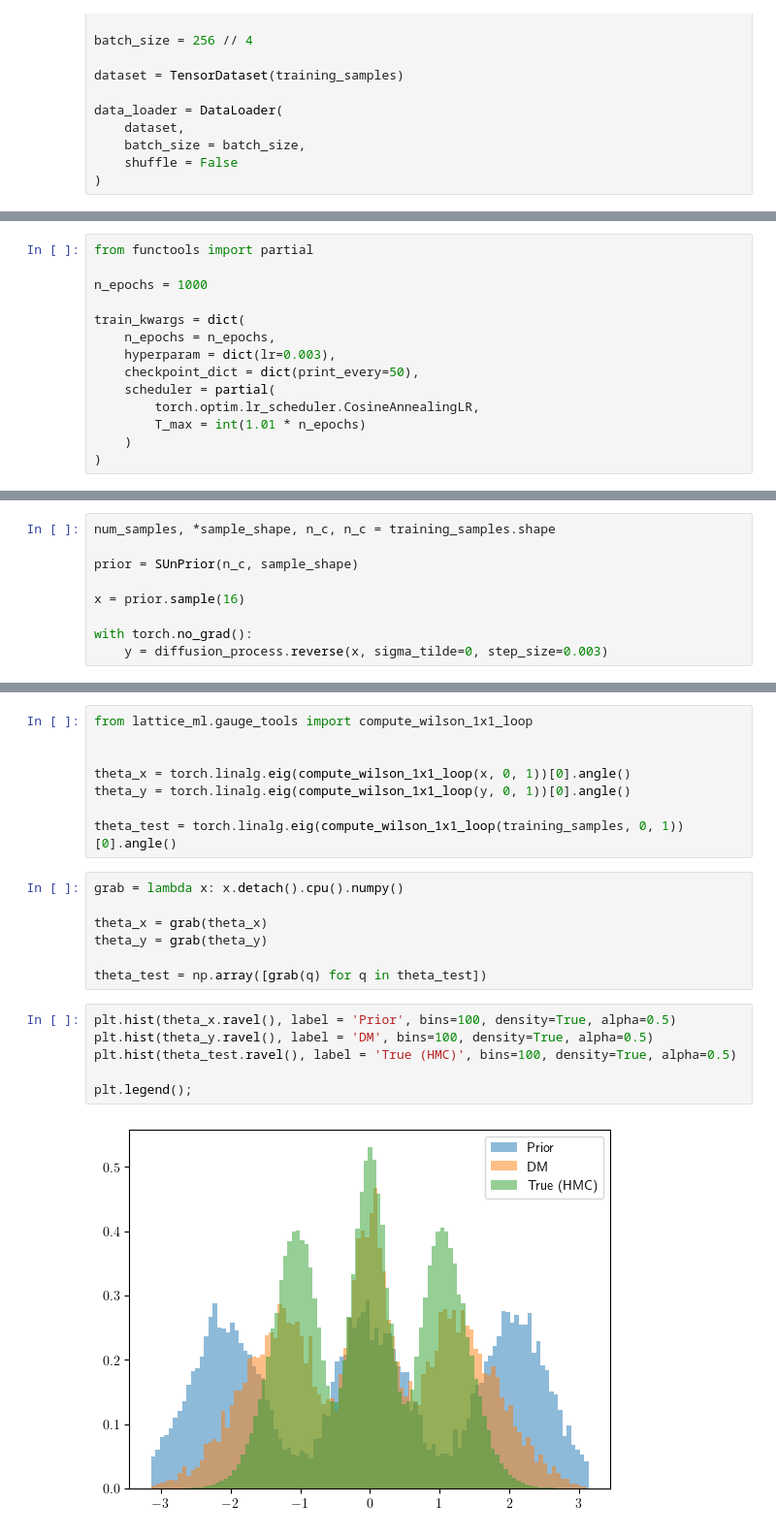
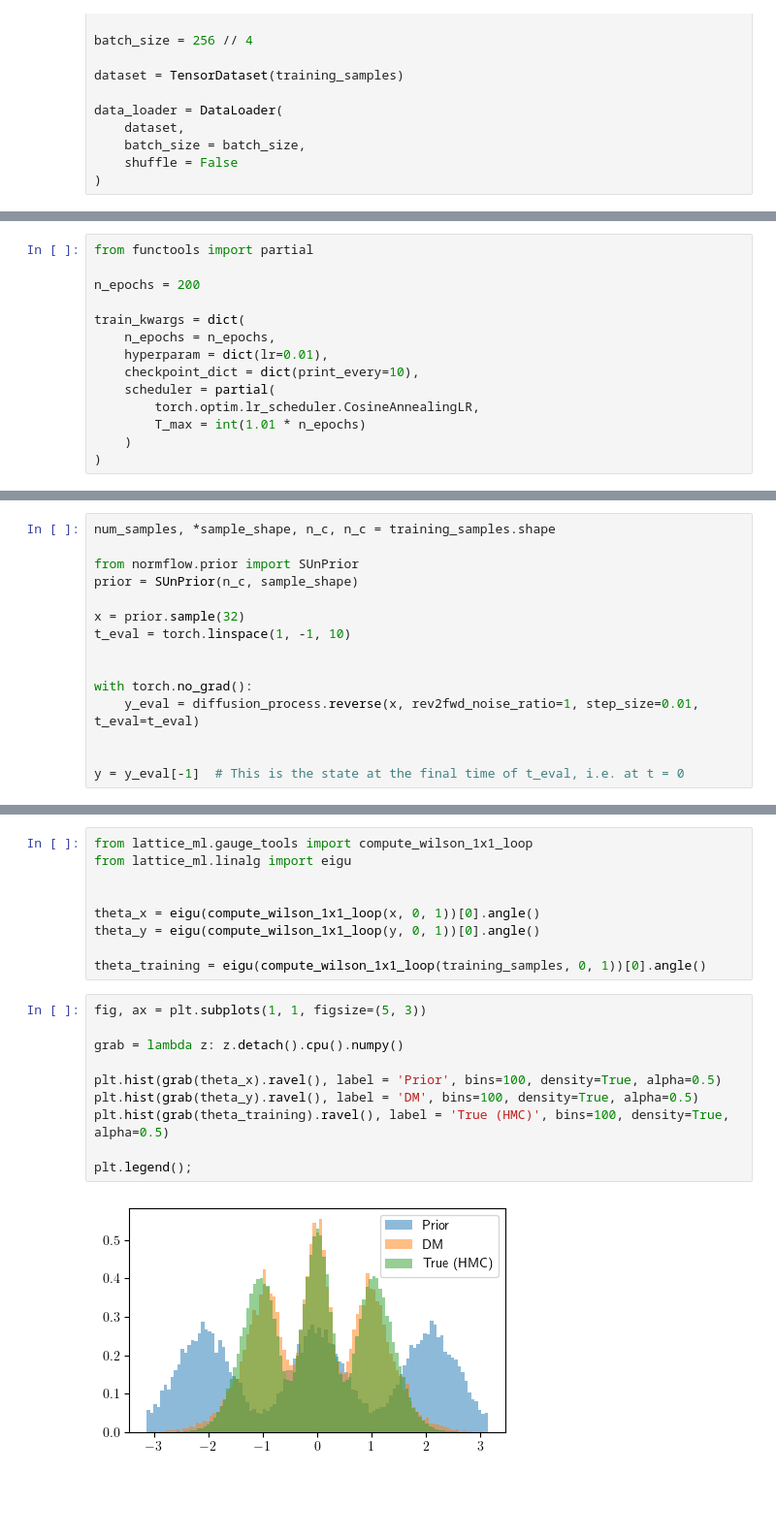
Before and after one commit to jkomijani/lattice_ml, a Jupyter notebook: examples/diffusion/SU3_gauge_4x4x4x4.ipynb, the cells around one changed output, grey strips where cells are left out. Shown: that part at 97% size. Drawn from its saved outputs; the diff is of its cells as text; blank space fills up the shorter version.

```diff
--- a/examples/diffusion/SU3_gauge_4x4x4x4.ipynb
+++ b/examples/diffusion/SU3_gauge_4x4x4x4.ipynb
@@ -120,12 +304,12 @@ diffusion_process = SUnDiffusionProcess(GaugeSU3AlgScoreFunc())
 # %%
 from functools import partial
 
-n_epochs = 1000
+n_epochs = 200
 
 train_kwargs = dict(
     n_epochs = n_epochs,
-    hyperparam = dict(lr=0.003),
-    checkpoint_dict = dict(print_every=50),
+    hyperparam = dict(lr=0.01),
+    checkpoint_dict = dict(print_every=10),
     scheduler = partial(
         torch.optim.lr_scheduler.CosineAnnealingLR,
         T_max = int(1.01 * n_epochs)
@@ -168,9 +352,15 @@ Text(0, 0.5, 'Loss')
 # %%
 num_samples, *sample_shape, n_c, n_c = training_samples.shape
 
+from normflow.prior import SUnPrior
 prior = SUnPrior(n_c, sample_shape)
 
-x = prior.sample(16)
+x = prior.sample(32)
+t_eval = torch.linspace(1, -1, 10)
+
 
 with torch.no_grad():
-    y = diffusion_process.reverse(x, sigma_tilde=0, step_size=0.003)
+    y_eval = diffusion_process.reverse(x, rev2fwd_noise_ratio=1, step_size=0.01, t_eval=t_eval)
+
+
+y = y_eval[-1]  # This is the state at the final time of t_eval, i.e. at t = 0
@@ -186,23 +367,21 @@ from lattice_ml.gauge_tools import compute_mean_reduced_trace_wilson_mxn_loop
 # %%
 from lattice_ml.gauge_tools import compute_wilson_1x1_loop
+from lattice_ml.linalg import eigu
 
 
-theta_x = torch.linalg.eig(compute_wilson_1x1_loop(x, 0, 1))[0].angle()
-theta_y = torch.linalg.eig(compute_wilson_1x1_loop(y, 0, 1))[0].angle()
+theta_x = eigu(compute_wilson_1x1_loop(x, 0, 1))[0].angle()
+theta_y = eigu(compute_wilson_1x1_loop(y, 0, 1))[0].angle()
 
-theta_test = torch.linalg.eig(compute_wilson_1x1_loop(training_samples, 0, 1))[0].angle()
+theta_training = eigu(compute_wilson_1x1_loop(training_samples, 0, 1))[0].angle()
-# %%
-grab = lambda x: x.detach().cpu().numpy()
-
-theta_x = grab(theta_x)
-theta_y = grab(theta_y)
-
-theta_test = np.array([grab(q) for q in theta_test])
 # %%
-plt.hist(theta_x.ravel(), label = 'Prior', bins=100, density=True, alpha=0.5)
-plt.hist(theta_y.ravel(), label = 'DM', bins=100, density=True, alpha=0.5)
-plt.hist(theta_test.ravel(), label = 'True (HMC)', bins=100, density=True, alpha=0.5)
+fig, ax = plt.subplots(1, 1, figsize=(5, 3))
+
+grab = lambda z: z.detach().cpu().numpy()
+
+plt.hist(grab(theta_x).ravel(), label = 'Prior', bins=100, density=True, alpha=0.5)
+plt.hist(grab(theta_y).ravel(), label = 'DM', bins=100, density=True, alpha=0.5)
+plt.hist(grab(theta_training).ravel(), label = 'True (HMC)', bins=100, density=True, alpha=0.5)
 
 plt.legend();
 # %% [output]
-[figure, old version]
+[figure, new version]
```
Also changed, not shown: parts of 23 cells of this notebook.
